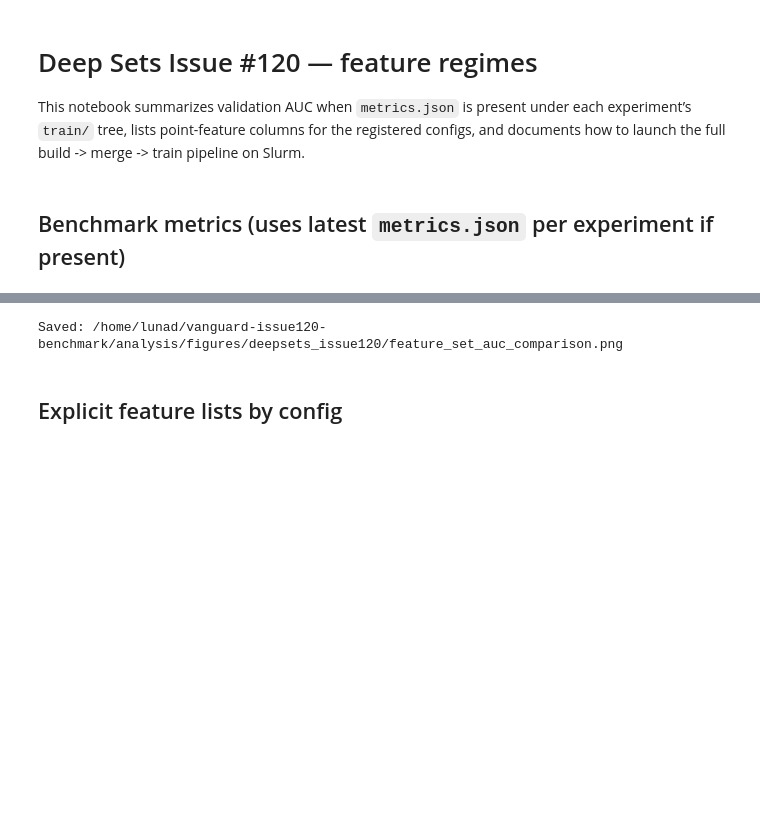
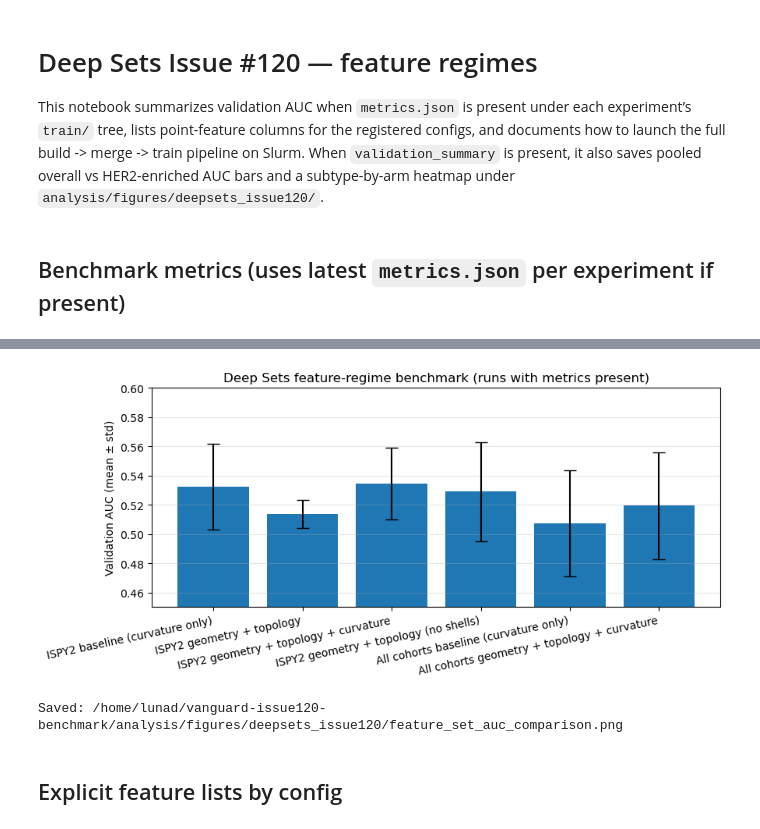
Before and after one commit to dsi-clinic/vanguard, a Jupyter notebook: analysis/deepsets_issue120_notebook.ipynb, the cells around one changed output, grey strips where cells are left out. Saved outputs shown, nothing was run; the diff lists cells and outputs as text; code cells hidden in the pictures; blank space fills up the shorter version.

```diff
--- a/analysis/deepsets_issue120_notebook.ipynb
+++ b/analysis/deepsets_issue120_notebook.ipynb
@@ -1,7 +1,7 @@
 # %% [markdown]
 # Deep Sets Issue #120 — feature regimes
 
-This notebook summarizes validation AUC when `metrics.json` is present under each experiment’s `train/` tree, lists point-feature columns for the registered configs, and documents how to launch the full build -> merge -> train pipeline on Slurm.
+This notebook summarizes validation AUC when `metrics.json` is present under each experiment’s `train/` tree, lists point-feature columns for the registered configs, and documents how to launch the full build -> merge -> train pipeline on Slurm. When `validation_summary` is present, it also saves pooled overall vs HER2-enriched AUC bars and a subtype-by-arm heatmap under `analysis/figures/deepsets_issue120/`.
 # %%
 from __future__ import annotations
 
@@ -179,26 +180,28 @@ Or run any missing pipeline locally / by hand:
 # %%
 plot_df = metrics_df.loc[metrics_df["status"] == "found"]
 if not plot_df.empty:
     fig, ax = plt.subplots(figsize=(9, 4.2))
     ax.bar(
         plot_df["arm"],
         plot_df["auc_mean"],
         yerr=plot_df["auc_std"],
         capsize=6,
     )
     ax.set_ylabel("Validation AUC (mean ± std)")
     ax.set_ylim(0.45, 0.60)
     ax.set_title("Deep Sets feature-regime benchmark (runs with metrics present)")
     ax.grid(axis="y", alpha=0.3)
     plt.xticks(rotation=12, ha="right")
     fig.tight_layout()
     out_png = FIG_DIR / "feature_set_auc_comparison.png"
     fig.savefig(out_png, dpi=180)
+    display(fig)
     plt.close(fig)
     print(f"Saved: {out_png}")
 else:
     print("No metrics found under any experiment train/ tree; skipped benchmark plot.")
 # %% [output]
+[figure, added]
 Saved: /home/lunad/vanguard-issue120-benchmark/analysis/figures/deepsets_issue120/feature_set_auc_comparison.png
 # %% [markdown]
 ## Explicit feature lists by config
```
Also changed, not shown: parts of 3 cells of this notebook, 3 other files.
